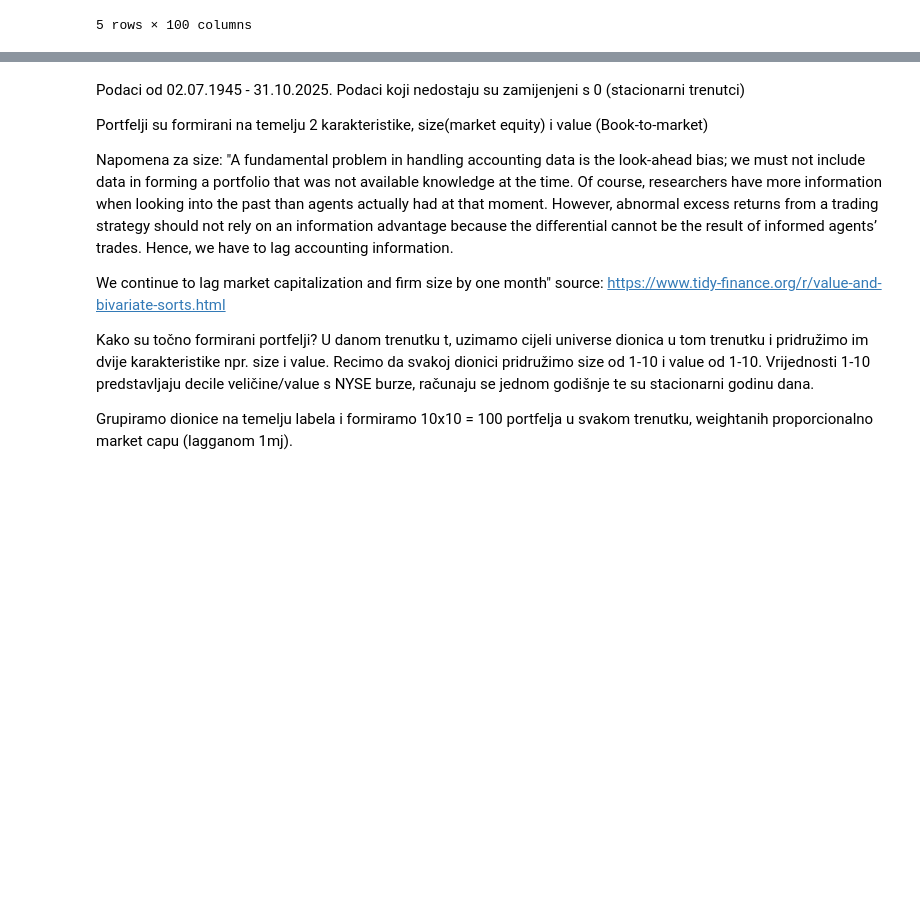
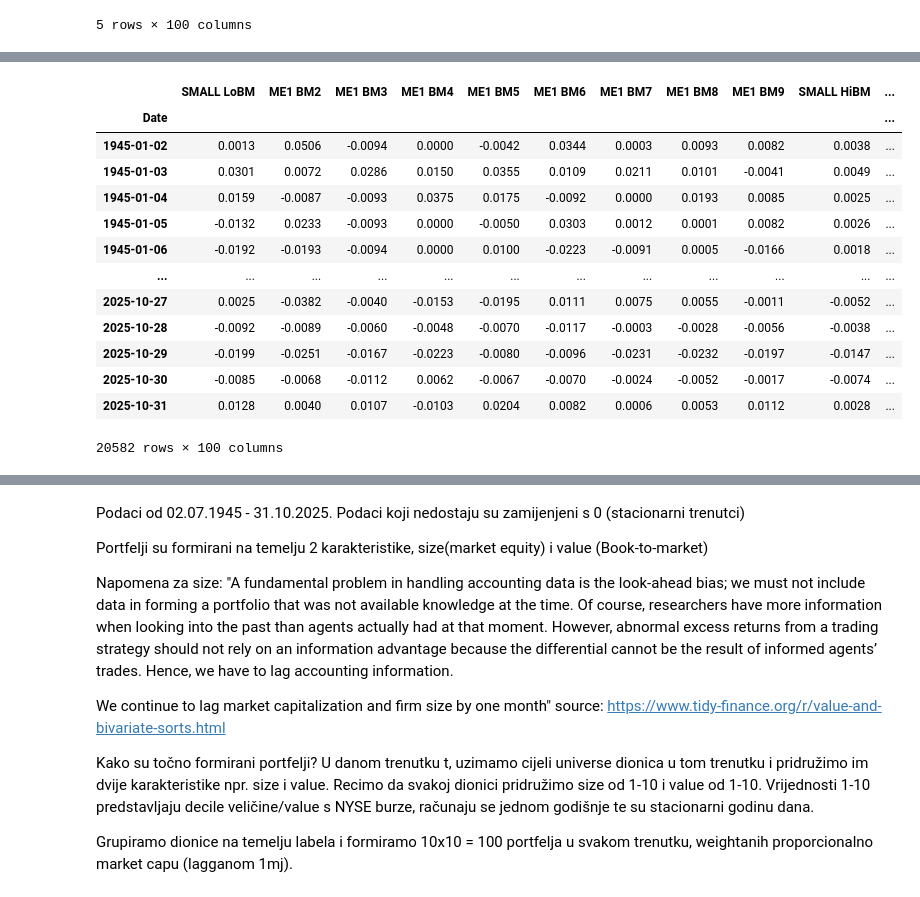
Before and after one commit to evucelic/Diplomski-Projekt, a Jupyter notebook: main.ipynb, the cells around one changed output, grey strips where cells are left out. Cells and saved outputs as stored; diff of their text form; code cells hidden in the pictures; blank space fills up the shorter version.

```diff
--- a/main.ipynb
+++ b/main.ipynb
@@ -60 +73,19 @@ None
+# %%
+data = data[data.index > "1945-01-01"]
+data
+# %% [output]
+|  | SMALL LoBM | ME1 BM2 | ME1 BM3 | ME1 BM4 | ME1 BM5 | ME1 BM6 | ME1 BM7 | ME1 BM8 | ME1 BM9 | SMALL HiBM | ... |
+| Date |  |  |  |  |  |  |  |  |  |  | ... |
+| 1945-01-02 | 0.0013 | 0.0506 | -0.0094 | 0.0000 | -0.0042 | 0.0344 | 0.0003 | 0.0093 | 0.0082 | 0.0038 | ... |
+| 1945-01-03 | 0.0301 | 0.0072 | 0.0286 | 0.0150 | 0.0355 | 0.0109 | 0.0211 | 0.0101 | -0.0041 | 0.0049 | ... |
+| 1945-01-04 | 0.0159 | -0.0087 | -0.0093 | 0.0375 | 0.0175 | -0.0092 | 0.0000 | 0.0193 | 0.0085 | 0.0025 | ... |
+| 1945-01-05 | -0.0132 | 0.0233 | -0.0093 | 0.0000 | -0.0050 | 0.0303 | 0.0012 | 0.0001 | 0.0082 | 0.0026 | ... |
+| 1945-01-06 | -0.0192 | -0.0193 | -0.0094 | 0.0000 | 0.0100 | -0.0223 | -0.0091 | 0.0005 | -0.0166 | 0.0018 | ... |
+| ... | ... | ... | ... | ... | ... | ... | ... | ... | ... | ... | ... |
+| 2025-10-27 | 0.0025 | -0.0382 | -0.0040 | -0.0153 | -0.0195 | 0.0111 | 0.0075 | 0.0055 | -0.0011 | -0.0052 | ... |
+| 2025-10-28 | -0.0092 | -0.0089 | -0.0060 | -0.0048 | -0.0070 | -0.0117 | -0.0003 | -0.0028 | -0.0056 | -0.0038 | ... |
+| 2025-10-29 | -0.0199 | -0.0251 | -0.0167 | -0.0223 | -0.0080 | -0.0096 | -0.0231 | -0.0232 | -0.0197 | -0.0147 | ... |
+| 2025-10-30 | -0.0085 | -0.0068 | -0.0112 | 0.0062 | -0.0067 | -0.0070 | -0.0024 | -0.0052 | -0.0017 | -0.0074 | ... |
+| 2025-10-31 | 0.0128 | 0.0040 | 0.0107 | -0.0103 | 0.0204 | 0.0082 | 0.0006 | 0.0053 | 0.0112 | 0.0028 | ... |
+20582 rows × 100 columns
 # %%
```
Also changed, not shown: parts of 10 cells of this notebook.
